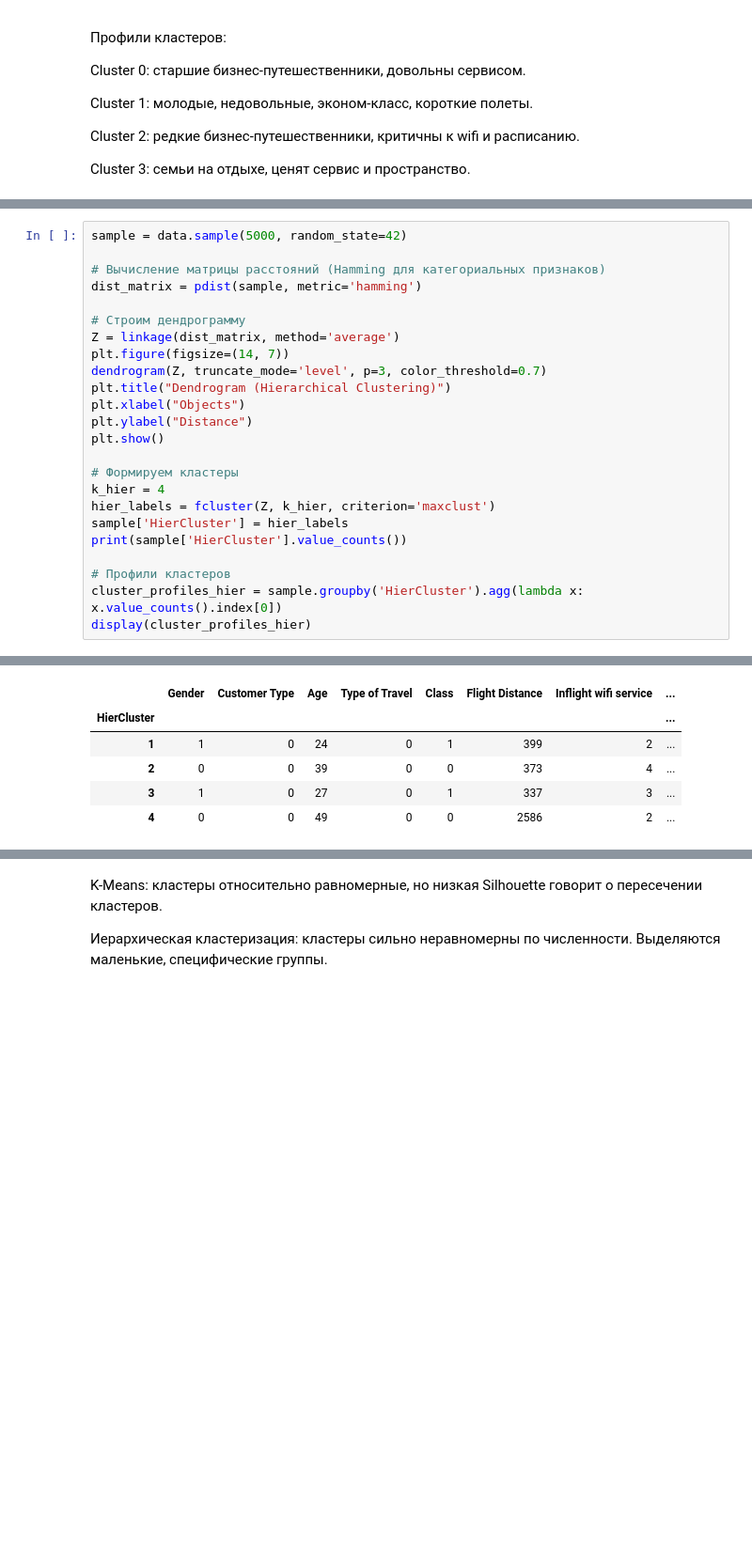
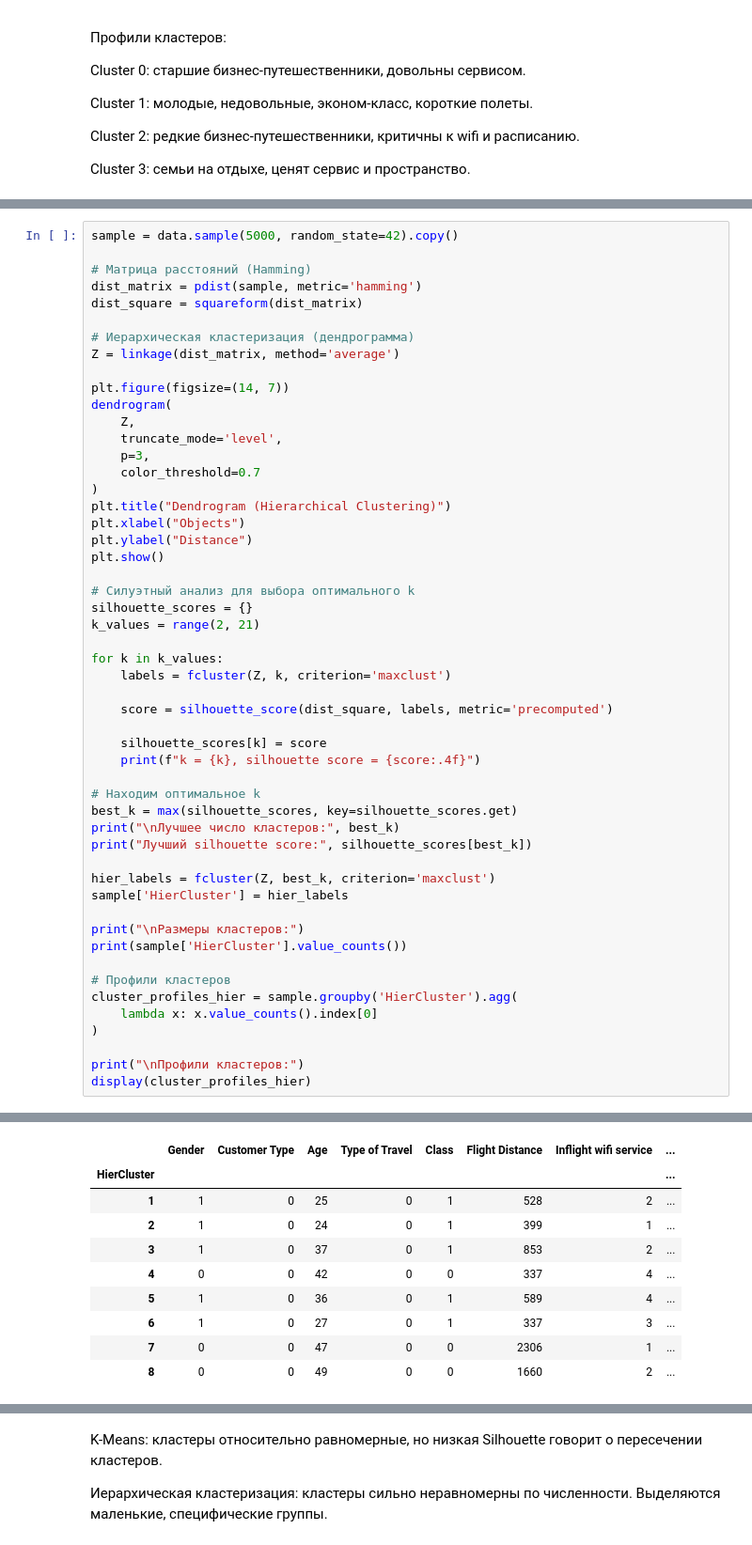
Before and after one commit to Awesome-autumn-weirdo/-------------, a Jupyter notebook: lab-4.1.ipynb, the cells around one changed output, grey strips where cells are left out. Shown at 94% size. Cells and saved outputs as stored; diff of their text form; blank space fills up the shorter version.

```diff
--- a/lab-4.1.ipynb
+++ b/lab-4.1.ipynb
@@ -245,26 +264,54 @@ Cluster 4: редкие, более старшие, ограниченные у
 # %%
-sample = data.sample(5000, random_state=42)
+sample = data.sample(5000, random_state=42).copy()
 
-# Вычисление матрицы расстояний (Hamming для категориальных признаков)
+# Матрица расстояний (Hamming)
 dist_matrix = pdist(sample, metric='hamming')
+dist_square = squareform(dist_matrix)
 
-# Строим дендрограмму
+# Иерархическая кластеризация (дендрограмма)
 Z = linkage(dist_matrix, method='average')
+
 plt.figure(figsize=(14, 7))
-dendrogram(Z, truncate_mode='level', p=3, color_threshold=0.7)
+dendrogram(
+    Z,
+    truncate_mode='level',
+    p=3,
+    color_threshold=0.7
+)
 plt.title("Dendrogram (Hierarchical Clustering)")
 plt.xlabel("Objects")
 plt.ylabel("Distance")
 plt.show()
 
-# Формируем кластеры
-k_hier = 4
-hier_labels = fcluster(Z, k_hier, criterion='maxclust')
+# Силуэтный анализ для выбора оптимального k
+silhouette_scores = {}
+k_values = range(2, 21)
+
+for k in k_values:
+    labels = fcluster(Z, k, criterion='maxclust')
+
+    score = silhouette_score(dist_square, labels, metric='precomputed')
+
+    silhouette_scores[k] = score
+    print(f"k = {k}, silhouette score = {score:.4f}")
+
+# Находим оптимальное k
+best_k = max(silhouette_scores, key=silhouette_scores.get)
+print("\nЛучшее число кластеров:", best_k)
+print("Лучший silhouette score:", silhouette_scores[best_k])
+
+hier_labels = fcluster(Z, best_k, criterion='maxclust')
 sample['HierCluster'] = hier_labels
+
+print("\nРазмеры кластеров:")
 print(sample['HierCluster'].value_counts())
 
 # Профили кластеров
-cluster_profiles_hier = sample.groupby('HierCluster').agg(lambda x: x.value_counts().index[0])
+cluster_profiles_hier = sample.groupby('HierCluster').agg(
+    lambda x: x.value_counts().index[0]
+)
+
+print("\nПрофили кластеров:")
 display(cluster_profiles_hier)
 # %% [output]
 [figure]
@@ -277,6 +335,10 @@ Name: count, dtype: int64
 |  | Gender | Customer Type | Age | Type of Travel | Class | Flight Distance | Inflight wifi service | ... |
 | HierCluster |  |  |  |  |  |  |  | ... |
-| 1 | 1 | 0 | 24 | 0 | 1 | 399 | 2 | ... |
-| 2 | 0 | 0 | 39 | 0 | 0 | 373 | 4 | ... |
-| 3 | 1 | 0 | 27 | 0 | 1 | 337 | 3 | ... |
-| 4 | 0 | 0 | 49 | 0 | 0 | 2586 | 2 | ... |
+| 1 | 1 | 0 | 25 | 0 | 1 | 528 | 2 | ... |
+| 2 | 1 | 0 | 24 | 0 | 1 | 399 | 1 | ... |
+| 3 | 1 | 0 | 37 | 0 | 1 | 853 | 2 | ... |
+| 4 | 0 | 0 | 42 | 0 | 0 | 337 | 4 | ... |
+| 5 | 1 | 0 | 36 | 0 | 1 | 589 | 4 | ... |
+| 6 | 1 | 0 | 27 | 0 | 1 | 337 | 3 | ... |
+| 7 | 0 | 0 | 47 | 0 | 0 | 2306 | 1 | ... |
+| 8 | 0 | 0 | 49 | 0 | 0 | 1660 | 2 | ... |
```
Also changed, not shown: parts of 7 cells of this notebook.
